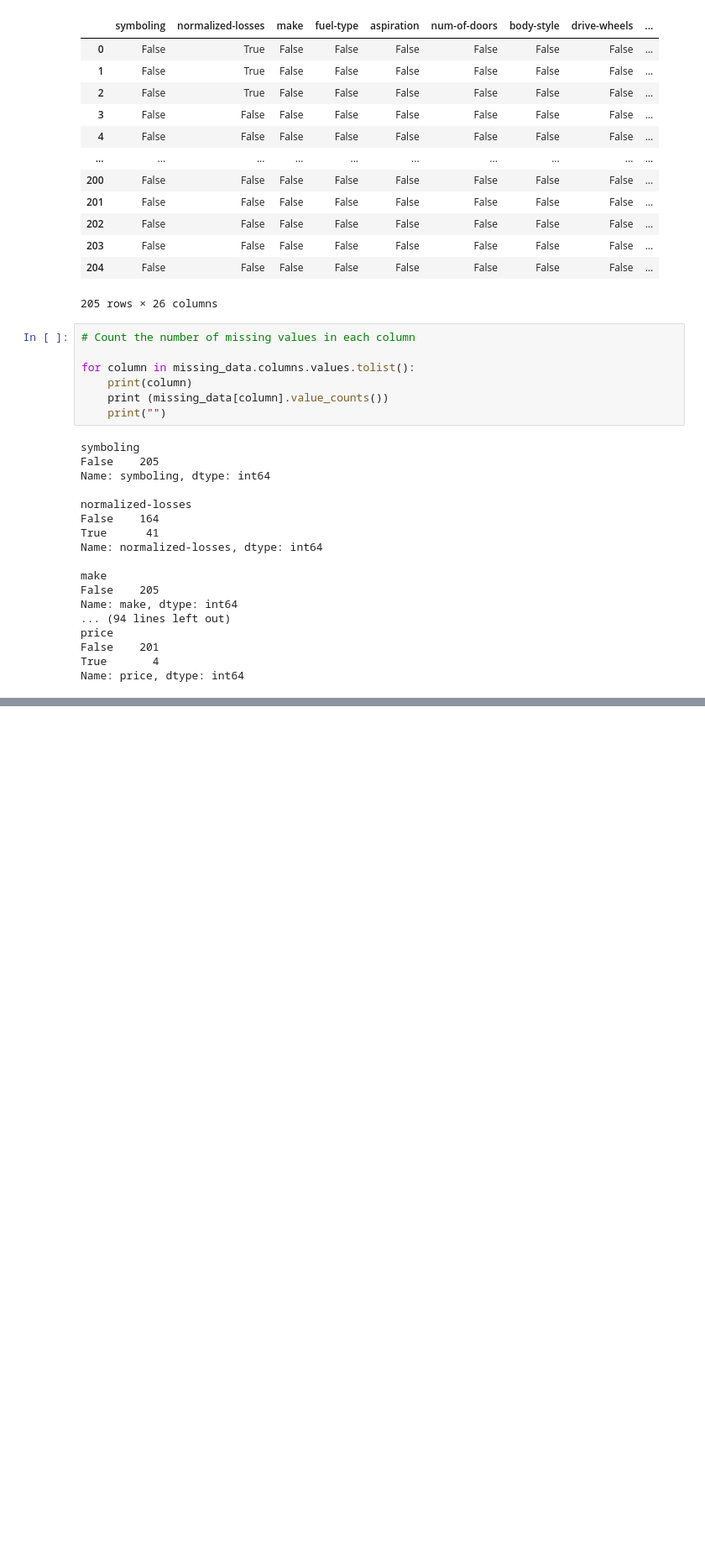
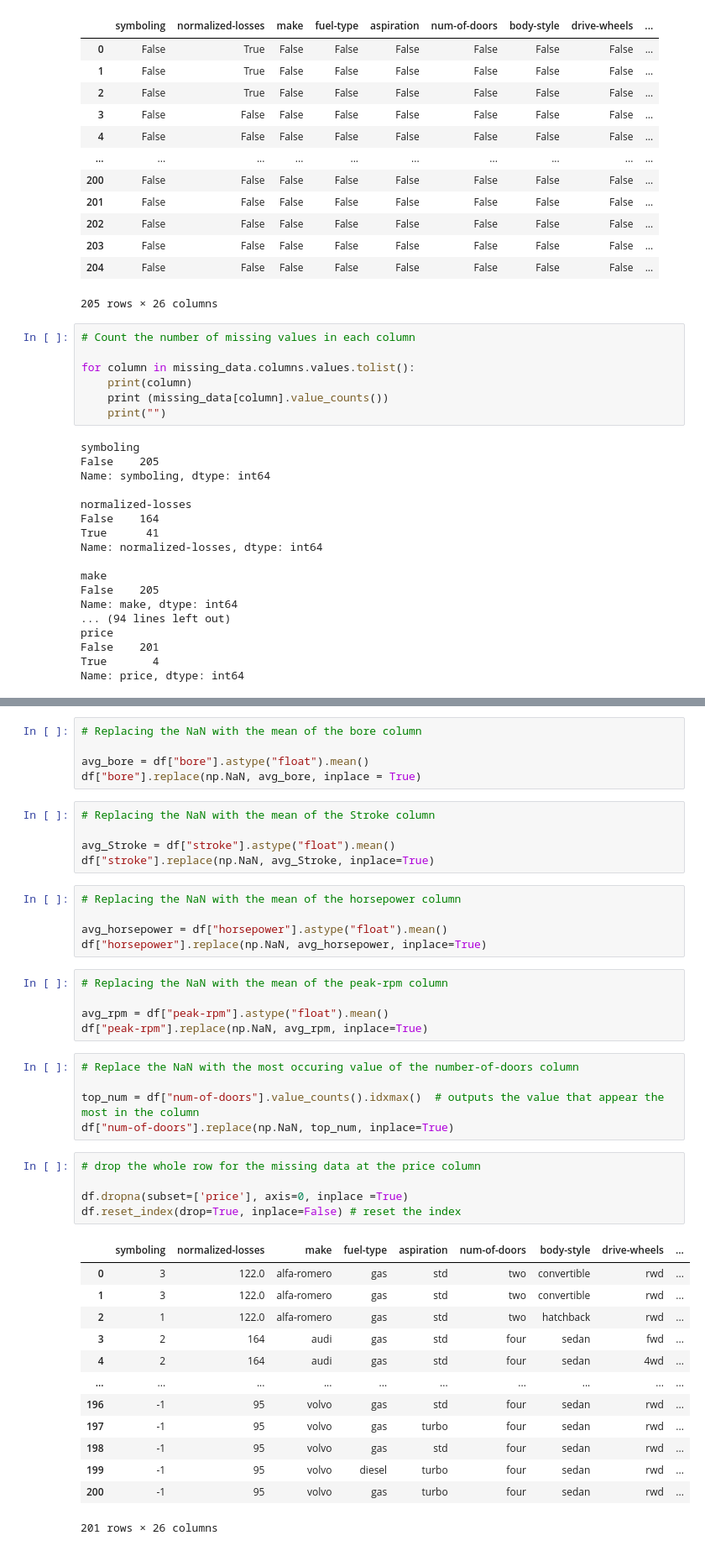
Before and after one commit to Quayson97/Used-Car-Prices, a Jupyter notebook: data_cleaning.ipynb, the cells around one changed output, grey strips where cells are left out. Shown at 84% size. Drawn from its saved outputs; the diff is of its cells as text; blank space fills up the shorter version.

Commit message:
Cleaned missing values

```diff
--- a/data_cleaning.ipynb
+++ b/data_cleaning.ipynb
@@ -93,0 +110,44 @@ Name: price, dtype: int64
+# %%
+# Replacing the NaN with the mean of the bore column
+
+avg_bore = df["bore"].astype("float").mean()
+df["bore"].replace(np.NaN, avg_bore, inplace = True)
+# %%
+# Replacing the NaN with the mean of the Stroke column
+
+avg_Stroke = df["stroke"].astype("float").mean()
+df["stroke"].replace(np.NaN, avg_Stroke, inplace=True)
+# %%
+# Replacing the NaN with the mean of the horsepower column
+
+avg_horsepower = df["horsepower"].astype("float").mean()
+df["horsepower"].replace(np.NaN, avg_horsepower, inplace=True)
+# %%
+# Replacing the NaN with the mean of the peak-rpm column
+
+avg_rpm = df["peak-rpm"].astype("float").mean()
+df["peak-rpm"].replace(np.NaN, avg_rpm, inplace=True)
+# %%
+# Replace the NaN with the most occuring value of the number-of-doors column
+
+top_num = df["num-of-doors"].value_counts().idxmax()  # outputs the value that appear the most in the column
+df["num-of-doors"].replace(np.NaN, top_num, inplace=True)
+# %%
+# drop the whole row for the missing data at the price column
+
+df.dropna(subset=['price'], axis=0, inplace =True)
+df.reset_index(drop=True, inplace=False) # reset the index
+# %% [output]
+|  | symboling | normalized-losses | make | fuel-type | aspiration | num-of-doors | body-style | drive-wheels | ... |
+| 0 | 3 | 122.0 | alfa-romero | gas | std | two | convertible | rwd | ... |
+| 1 | 3 | 122.0 | alfa-romero | gas | std | two | convertible | rwd | ... |
+| 2 | 1 | 122.0 | alfa-romero | gas | std | two | hatchback | rwd | ... |
+| 3 | 2 | 164 | audi | gas | std | four | sedan | fwd | ... |
+| 4 | 2 | 164 | audi | gas | std | four | sedan | 4wd | ... |
+| ... | ... | ... | ... | ... | ... | ... | ... | ... | ... |
+| 196 | -1 | 95 | volvo | gas | std | four | sedan | rwd | ... |
+| 197 | -1 | 95 | volvo | gas | turbo | four | sedan | rwd | ... |
+| 198 | -1 | 95 | volvo | gas | std | four | sedan | rwd | ... |
+| 199 | -1 | 95 | volvo | diesel | turbo | four | sedan | rwd | ... |
+| 200 | -1 | 95 | volvo | gas | turbo | four | sedan | rwd | ... |
+201 rows × 26 columns
```
Also changed, not shown: parts of 3 cells of this notebook.
